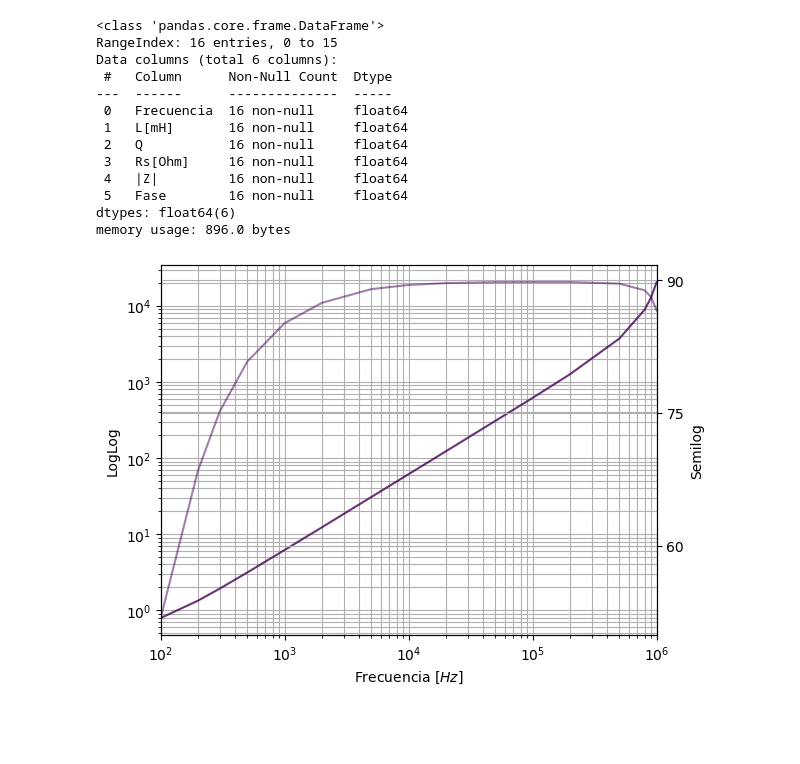
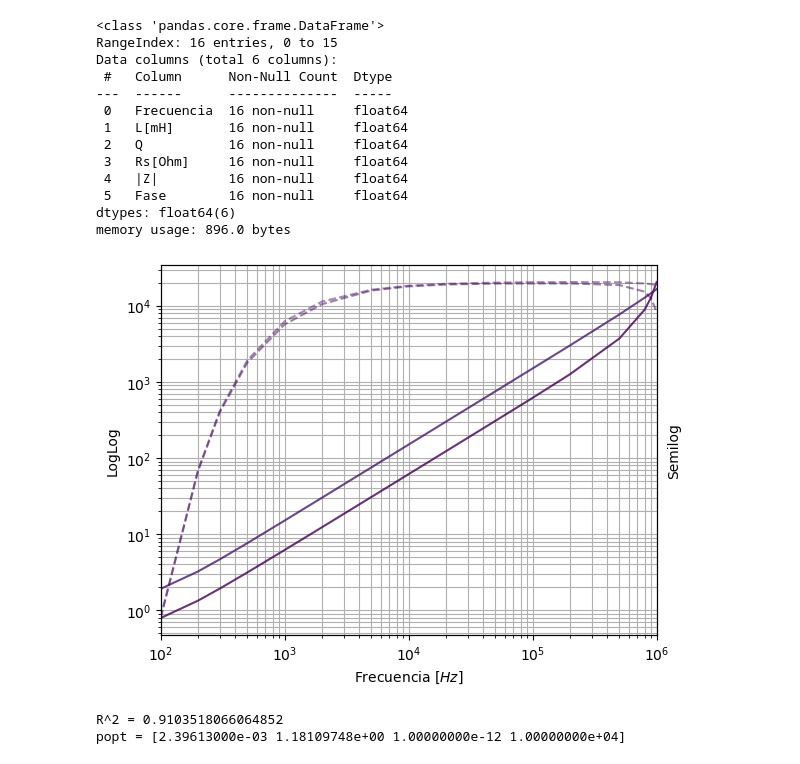
Before and after one commit to Rafdal/itba-lab1-tp2, a Jupyter notebook: read_single.ipynb, the cells around one changed output. Saved outputs shown, nothing was run; the diff lists cells and outputs as text; code cells hidden in the pictures; blank space fills up the shorter version.

Commit message:
anda

```diff
--- a/read_single.ipynb
+++ b/read_single.ipynb
@@ -28,7 +28,7 @@ def plotBodeMC(frec, loglog=[], semilog=[]):
     for y1 in loglog:
         ax1.loglog(frec, y1, lw=1.5, linestyle='-', alpha=0.8)
     for y2 in semilog:
-        ax2.semilogx(frec, y2, lw=1.5, linestyle='-', alpha=0.5)
+        ax2.semilogx(frec, y2, lw=1.5, linestyle='--', alpha=0.5)
 
     ax1.set_ylabel('LogLog', color='black')
     ax2.set_ylabel('Semilog', color='black')
@@ -44,7 +44,7 @@ def plotBodeMC(frec, loglog=[], semilog=[]):
     ax1.xaxis.set_major_locator(plt.LogLocator(base=10, numticks=100))
 
     # set ticks for ax2 y axis
-    ax2.yaxis.set_major_locator(plt.MultipleLocator(15))
+    ax2.yaxis.set_major_locator(plt.MultipleLocator(100))
     # ax1.yaxis.set_major_locator(plt.MultipleLocator(20))
 
     ax1.set_xlabel('Frecuencia $[Hz]$')
@@ -72,7 +72,49 @@ Data columns (total 6 columns):
  5   Fase        16 non-null     float64
 dtypes: float64(6)
 memory usage: 896.0 bytes
-# %%
-plotBodeMC(df['Frecuencia'], loglog=df['|Z|'], semilog=df['Fase'])
-# %% [output]
-[figure, removed]
+# %%
+# define the true objective function
+def parallelZ(A, B):
+	return (A*B) / (A + B)
+
+def parallelABC(A, B, C):
+    return (A*B*C) / (A*B + A*C + B*C)
+
+def Impedance(f, L, Rl, C, Rc):
+    s = 1j*2*np.pi*f
+
+    # lr = parallelZ(L, Rac)
+    # Z = 1/(s*C) + Rl + s*L  # ANDA BIEN
+    # Z = parallelZ(1/(s*C), Rc) + Rl + s*L  # ANDA BIEN
+    # Z = Rl + s*L
+    Z = parallelZ(Rl + s*L, Rc + 1/(s*C))  # ANDA BIEN
+
+    mod_phase = np.concatenate((np.abs(Z), np.angle(Z, deg=True)))
+    return mod_phase
+
+f = df['Frecuencia']
+y_data = np.concatenate((df['|Z|'], df['Fase']))
+
+# curve fit
+p0 = [0.00239613, 1.18109748, 1e-12, 1e4]
+popt, _ = curve_fit(Impedance, f, y_data, p0=p0, method='lm', maxfev=100000000)
+# summarize the parameter values
+# L, Rs, C = popt
+
+y_curve = Impedance(f, *popt)
+mod_curve, phase_curve = y_curve[:len(y_curve)//2], y_curve[len(y_curve)//2:]
+
+# plot input vs output
+plotBodeMC(f, loglog=[df['|Z|'], mod_curve], semilog=[df['Fase'], phase_curve])
+
+residuals = y_data - y_curve
+ss_res = np.sum(residuals**2)
+ss_tot = np.sum( (y_data - np.mean(y_data))**2 )
+r_2 = 1 - (ss_res / ss_tot)
+
+print("R^2 =", r_2)
+print("popt =", popt)
+# %% [output]
+[figure, added]
+R^2 = 0.9103518066064852
+popt = [2.39613000e-03 1.18109748e+00 1.00000000e-12 1.00000000e+04]
```
Also changed, not shown: 1 other file.
